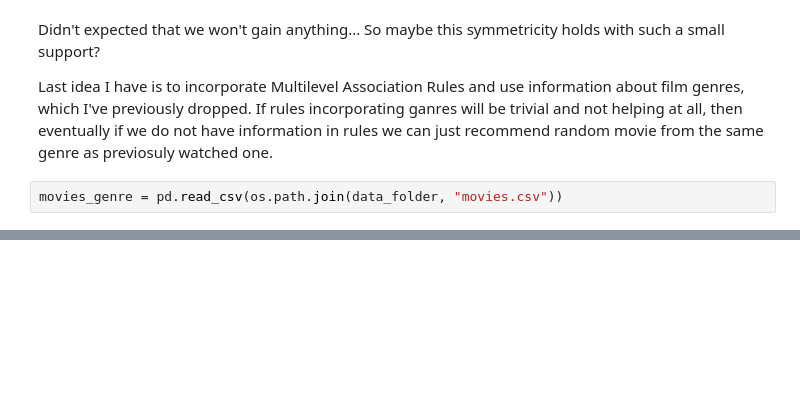
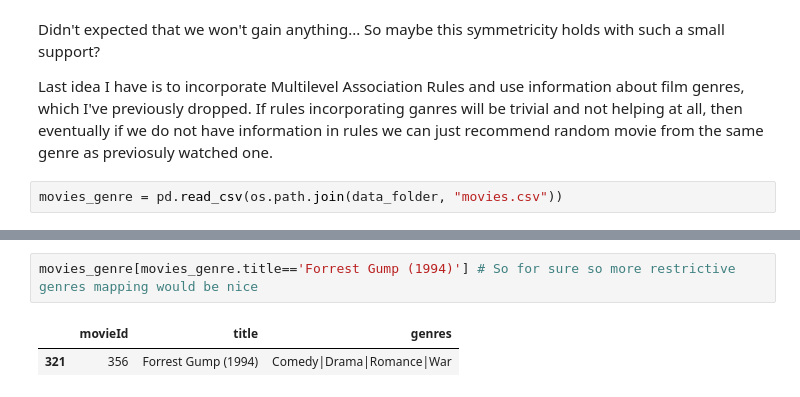
Before and after one commit to SebChw/Data-Mining, a Jupyter notebook: movies_recommender.ipynb, the cells around one changed output, grey strips where cells are left out. Saved outputs shown, nothing was run; the diff lists cells and outputs as text; blank space fills up the shorter version.

```diff
--- a/movies_recommender.ipynb
+++ b/movies_recommender.ipynb
@@ -247,0 +354,5 @@ potitive_ratings_rules.iloc[[45,273]]
+# %%
+movies_genre[movies_genre.title=='Forrest Gump (1994)'] # So for sure so more restrictive genres mapping would be nice
+# %% [output]
+|  | movieId | title | genres |
+| 321 | 356 | Forrest Gump (1994) | Comedy|Drama|Romance|War |
```
Also changed, not shown: parts of 49 cells of this notebook.
